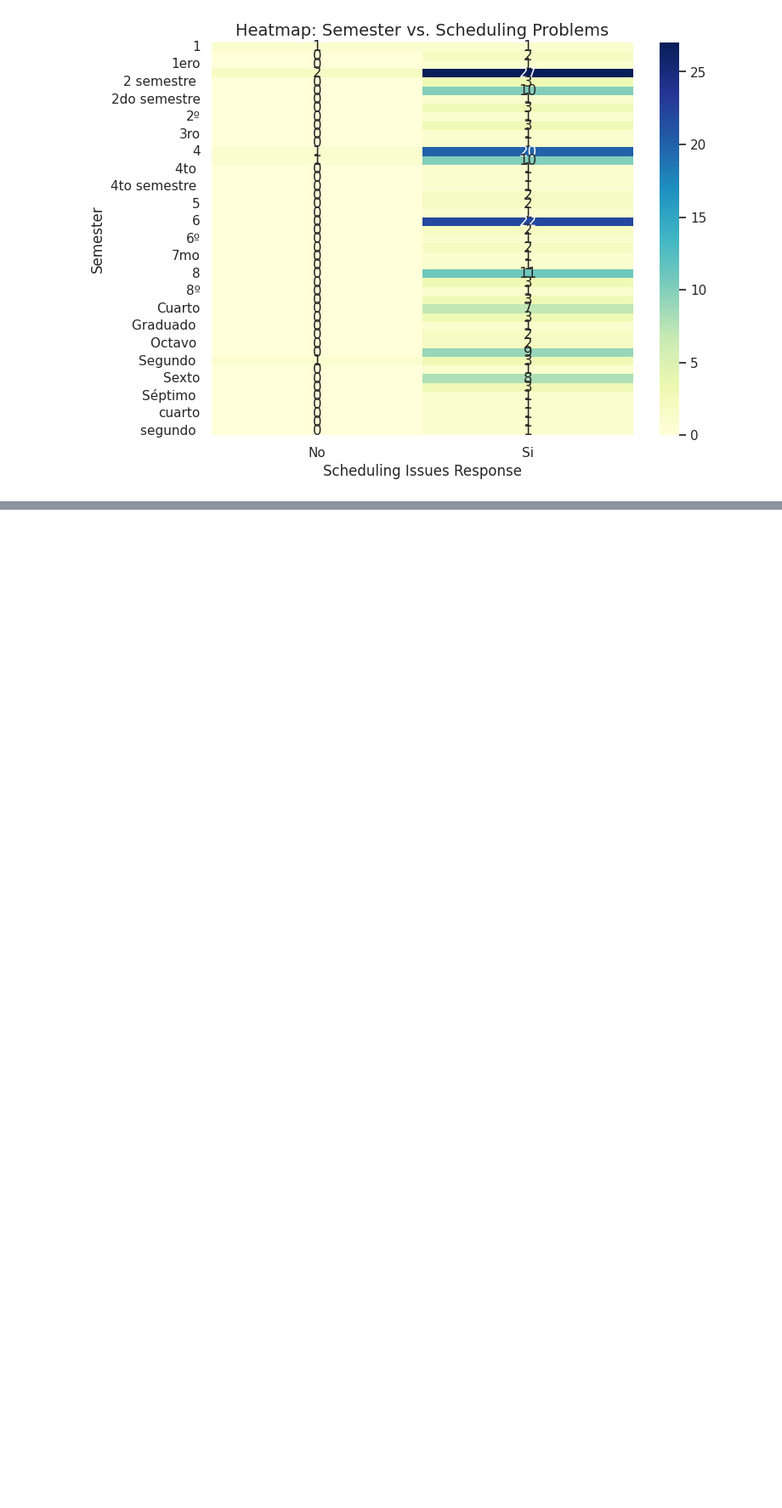
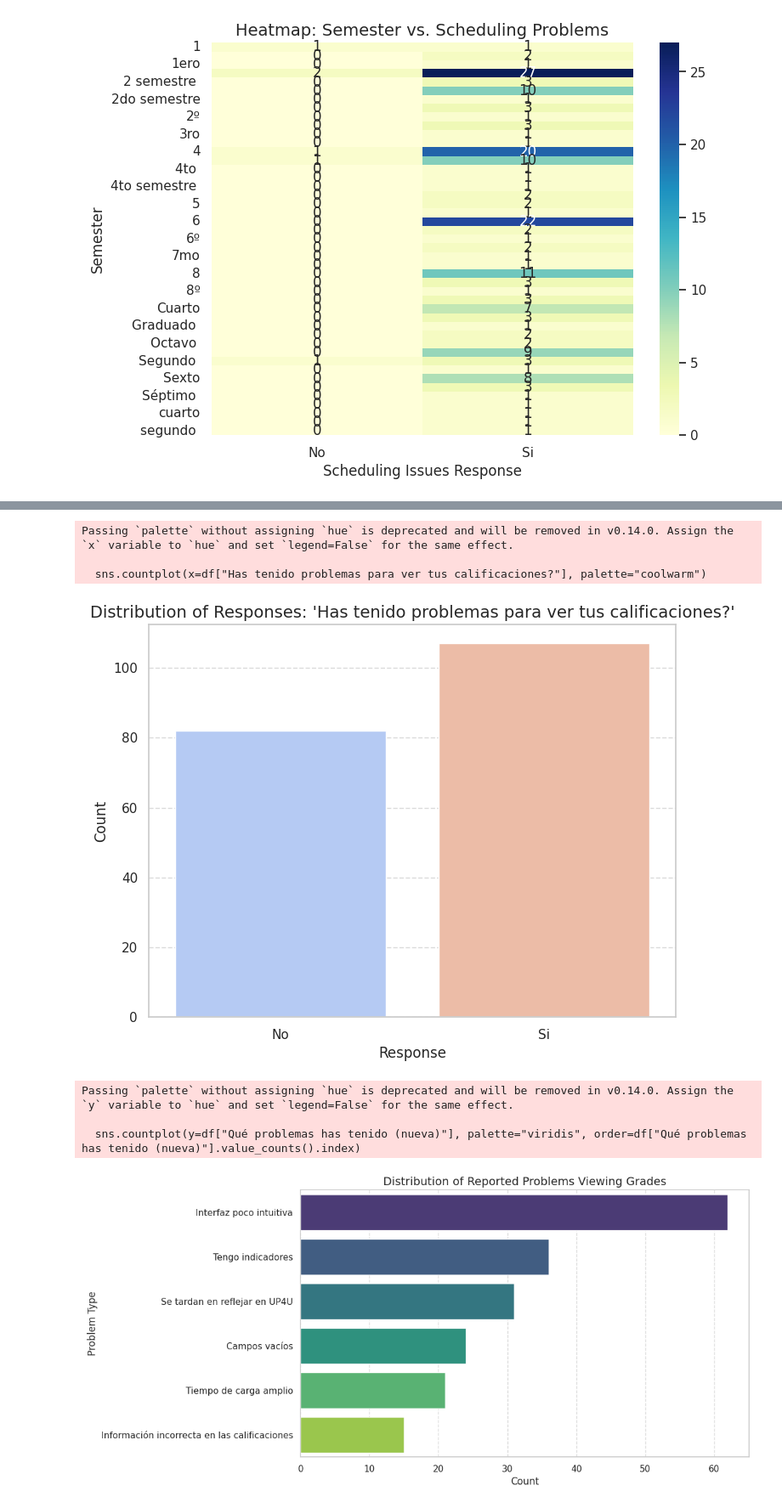
Before and after one commit to ios-lab-up/PocketAIBack, a Jupyter notebook: data/data_visualization.ipynb, the cells around one changed output, grey strips where cells are left out. Shown at 85% size. Cells and saved outputs as stored; diff of their text form; code cells hidden in the pictures; blank space fills up the shorter version.

```diff
--- a/data/data_visualization.ipynb
+++ b/data/data_visualization.ipynb
@@ -177,0 +139,68 @@ ModuleNotFoundError: No module named 'streamlit'
+# %%
+import numpy as np
+import pandas as pd
+
+df = pd.read_csv(file_path)
+df["Has tenido problemas para ver tus calificaciones?"] = np.random.choice(
+    ["Si", "No"],
+    size=len(df),
+    p=[0.6, 0.4]
+)
+
+# 2. Define the six predefined options for the new "Qué problemas has tenido (nueva)" question.
+options = [
+    "Interfaz poco intuitiva",
+    "Campos vacíos",
+    "Tengo indicadores",
+    "Se tardan en reflejar en UP4U",
+    "Tiempo de carga amplio",
+    "Información incorrecta en las calificaciones"
+]
+
+# Adjusted probabilities: "Interfaz poco intuitiva" (30%) and "Tengo indicadores" (25%) get more weight
+# "Información incorrecta en las calificaciones" gets the least weight (5%)
+weights = [0.3, 0.15, 0.25, 0.15, 0.1, 0.05]
+
+df["Qué problemas has tenido (nueva)"] = np.random.choice(
+    options,
+    size=len(df),
+    p=weights
+)
+
+df.to_csv(file_path, index=False)
+
+
+# Data Visualization
+
+import matplotlib.pyplot as plt
+import seaborn as sns
+
+# Set Seaborn style
+sns.set(style="whitegrid")
+
+# 1. Bar Chart for "Has tenido problemas para ver tus calificaciones?"
+plt.figure(figsize=(8, 6))
+sns.countplot(x=df["Has tenido problemas para ver tus calificaciones?"], palette="coolwarm")
+plt.title("Distribution of Responses: 'Has tenido problemas para ver tus calificaciones?'", fontsize=14)
+plt.xlabel("Response", fontsize=12)
+plt.ylabel("Count", fontsize=12)
+plt.grid(axis='y', linestyle='--', alpha=0.7)
+plt.show()
+
+# 2. Bar Chart for "Qué problemas has tenido (nueva)"
+plt.figure(figsize=(10, 6))
+sns.countplot(y=df["Qué problemas has tenido (nueva)"], palette="viridis", order=df["Qué problemas has tenido (nueva)"].value_counts().index)
+plt.title("Distribution of Reported Problems Viewing Grades", fontsize=14)
+plt.xlabel("Count", fontsize=12)
+plt.ylabel("Problem Type", fontsize=12)
+plt.grid(axis='x', linestyle='--', alpha=0.7)
+plt.show()
+# %% [output]
+Passing `palette` without assigning `hue` is deprecated and will be removed in v0.14.0. Assign the `x` variable to `hue` and set `legend=False` for the same effect.
+
+  sns.countplot(x=df["Has tenido problemas para ver tus calificaciones?"], palette="coolwarm")
+[figure, added]
+Passing `palette` without assigning `hue` is deprecated and will be removed in v0.14.0. Assign the `y` variable to `hue` and set `legend=False` for the same effect.
+
+  sns.countplot(y=df["Qué problemas has tenido (nueva)"], palette="viridis", order=df["Qué problemas has tenido (nueva)"].value_counts().index)
+[figure, added]
```
Also changed, not shown: parts of 1 cell of this notebook.
